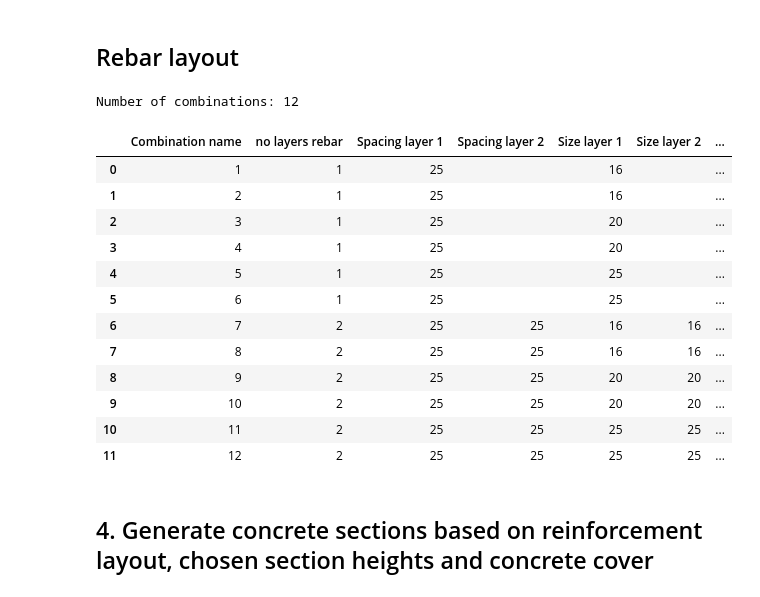
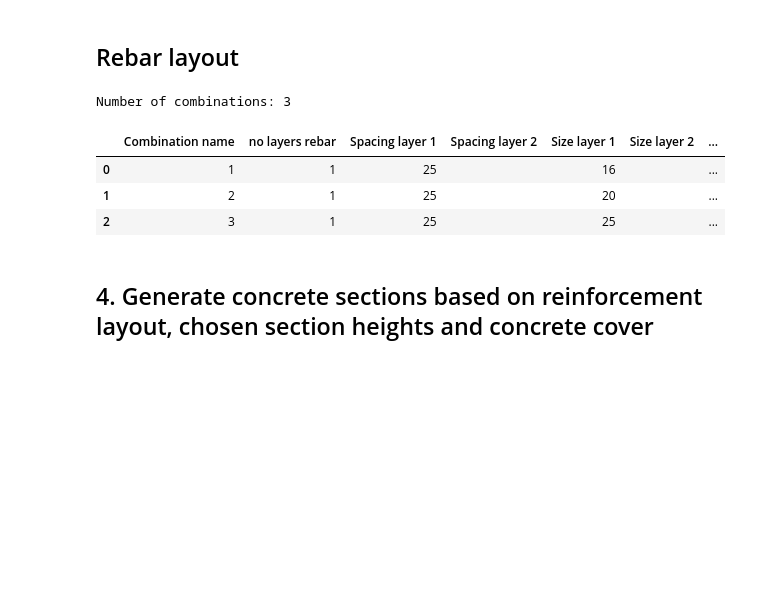
Before and after one commit to chalmersStructuralEngineering/course_sbd_concrete_section, a Jupyter notebook: concrete_beam_analysis.ipynb, the cells around one changed output. Drawn from its saved outputs; the diff is of its cells as text; code cells hidden in the pictures; blank space fills up the shorter version.

```diff
--- a/concrete_beam_analysis.ipynb
+++ b/concrete_beam_analysis.ipynb
@@ -35,7 +35,7 @@ fyd = fyk / gamma_s  # Design yield strength (MPa)
 concrete_cover = [35]                  #Concrete cover in [mm]
 Rebar_size_s = [16,20,25]
 Rebar_size_prim = Rebar_size_s
-n_rebar_layers = [2]
+n_rebar_layers = [1]
 Stirrups_Size = 12
 
 # Concrete strain at crushing
@@ -83,6 +83,7 @@ Minimum EC2 spacing per diameter:
 # %%
 final_combinations = []
 comb_id = 1
+concrete_class = [fyd]
 
 for n_layers in n_rebar_layers:
 
@@ -121,45 +122,36 @@ for n_layers in n_rebar_layers:
 
                 for si_prim in [p for p in Rebar_size_prim if p == si1]:
                     for con_c in concrete_cover:
                         for c in concrete_class:
 
                             comb = {
                                 "Combination name": comb_id,
                                 "no layers rebar": n_layers,
                                 "Spacing layer 1": sp1,
                                 "Spacing layer 2": sp2,
                                 "Size layer 1": si1,
                                 "Size layer 2": si2,
                                 "Concrete class": c,
                                 "Concrete cover": con_c,
                                 "Stirrup size": Stirrups_Size,
                             }
 
                             final_combinations.append(comb)
                             comb_id += 1
 
 # ----------------------------
 # Display / print results
 # ----------------------------
 print(f"Number of combinations: {len(final_combinations)}")
 #print("spacing =", spacing)
 df = pd.DataFrame(final_combinations)
 df
 # %% [output]
-Number of combinations: 12
+Number of combinations: 3
 |  | Combination name | no layers rebar | Spacing layer 1 | Spacing layer 2 | Size layer 1 | Size layer 2 | ... |
 | 0 | 1 | 1 | 25 |  | 16 |  | ... |
-| 1 | 2 | 1 | 25 |  | 16 |  | ... |
-| 2 | 3 | 1 | 25 |  | 20 |  | ... |
-| 3 | 4 | 1 | 25 |  | 20 |  | ... |
-| 4 | 5 | 1 | 25 |  | 25 |  | ... |
-| 5 | 6 | 1 | 25 |  | 25 |  | ... |
-| 6 | 7 | 2 | 25 | 25 | 16 | 16 | ... |
-| 7 | 8 | 2 | 25 | 25 | 16 | 16 | ... |
-| 8 | 9 | 2 | 25 | 25 | 20 | 20 | ... |
-| 9 | 10 | 2 | 25 | 25 | 20 | 20 | ... |
-| 10 | 11 | 2 | 25 | 25 | 25 | 25 | ... |
-| 11 | 12 | 2 | 25 | 25 | 25 | 25 | ... |
+| 1 | 2 | 1 | 25 |  | 20 |  | ... |
+| 2 | 3 | 1 | 25 |  | 25 |  | ... |
 # %% [markdown]
 ## 4. Generate concrete sections based on reinforcement layout, chosen section heights and concrete cover
 # %%
```
Also changed, not shown: parts of 7 cells of this notebook.
